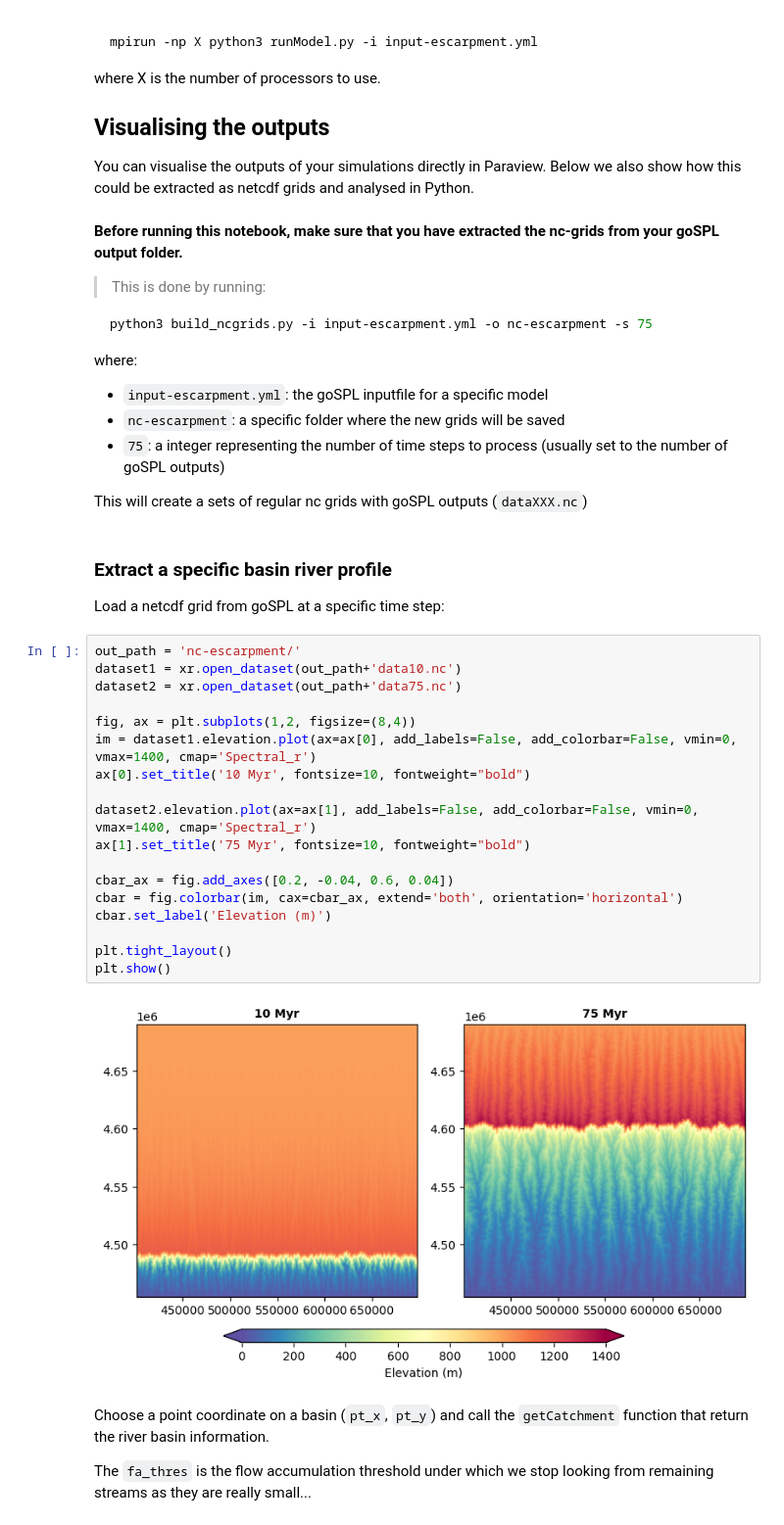
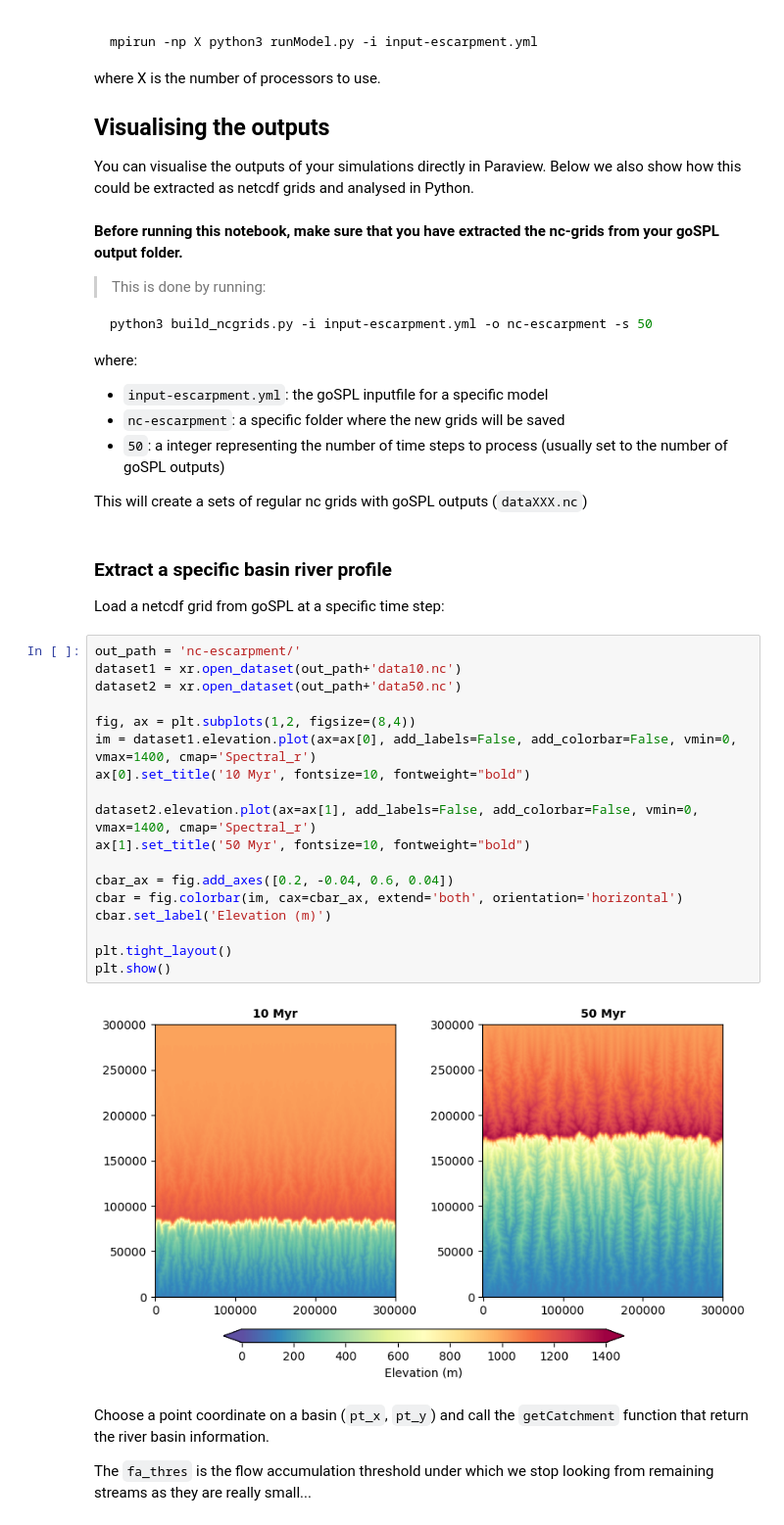
Before and after one commit to Geodels/goSPL-examples, a Jupyter notebook: Local-examples/escarpment_retreat/sims_analysis.ipynb, the cells around one changed output. Shown at 98% size. Cells and saved outputs as stored; diff of their text form.

````diff
--- a/Local-examples/escarpment_retreat/sims_analysis.ipynb
+++ b/Local-examples/escarpment_retreat/sims_analysis.ipynb
@@ -29,13 +29,13 @@ You can visualise the outputs of your simulations directly in Paraview. Below we
 > This is done by running:
 
 ```python
-python3 build_ncgrids.py -i input-escarpment.yml -o nc-escarpment -s 75
+python3 build_ncgrids.py -i input-escarpment.yml -o nc-escarpment -s 50
 ```
 
 where:
 + `input-escarpment.yml`: the goSPL inputfile for a specific model
 + `nc-escarpment`: a specific folder where the new grids will be saved
-+ `75`: a integer representing the number of time steps to process (usually set to the number of goSPL outputs)
++ `50`: a integer representing the number of time steps to process (usually set to the number of goSPL outputs)
 
 This will create a sets of regular nc grids with goSPL outputs (`dataXXX.nc`)
 # %% [markdown]
@@ -45,23 +45,23 @@ Load a netcdf grid from goSPL at a specific time step:
 # %%
 out_path = 'nc-escarpment/'
 dataset1 = xr.open_dataset(out_path+'data10.nc')
-dataset2 = xr.open_dataset(out_path+'data75.nc')
+dataset2 = xr.open_dataset(out_path+'data50.nc')
 
 fig, ax = plt.subplots(1,2, figsize=(8,4))
 im = dataset1.elevation.plot(ax=ax[0], add_labels=False, add_colorbar=False, vmin=0, vmax=1400, cmap='Spectral_r')
 ax[0].set_title('10 Myr', fontsize=10, fontweight="bold")
 
 dataset2.elevation.plot(ax=ax[1], add_labels=False, add_colorbar=False, vmin=0, vmax=1400, cmap='Spectral_r')
-ax[1].set_title('75 Myr', fontsize=10, fontweight="bold")
+ax[1].set_title('50 Myr', fontsize=10, fontweight="bold")
 
 cbar_ax = fig.add_axes([0.2, -0.04, 0.6, 0.04])
 cbar = fig.colorbar(im, cax=cbar_ax, extend='both', orientation='horizontal')
 cbar.set_label('Elevation (m)')
 
 plt.tight_layout()
 plt.show()
 # %% [output]
-[figure, old version]
+[figure, new version]
 # %% [markdown]
 Choose a point coordinate on a basin (`pt_x`, `pt_y`) and call the `getCatchment` function that return the river basin information.
 
````
Also changed, not shown: parts of 11 cells of this notebook, 41 other files.
